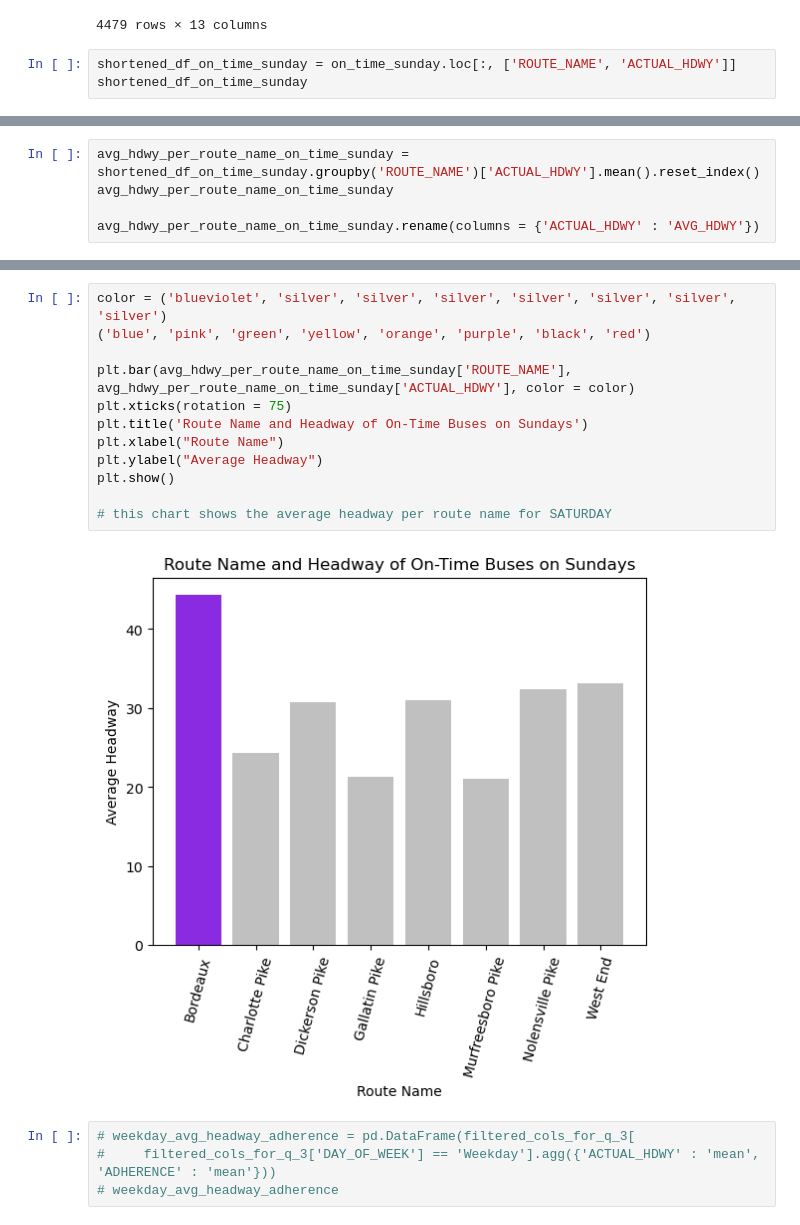
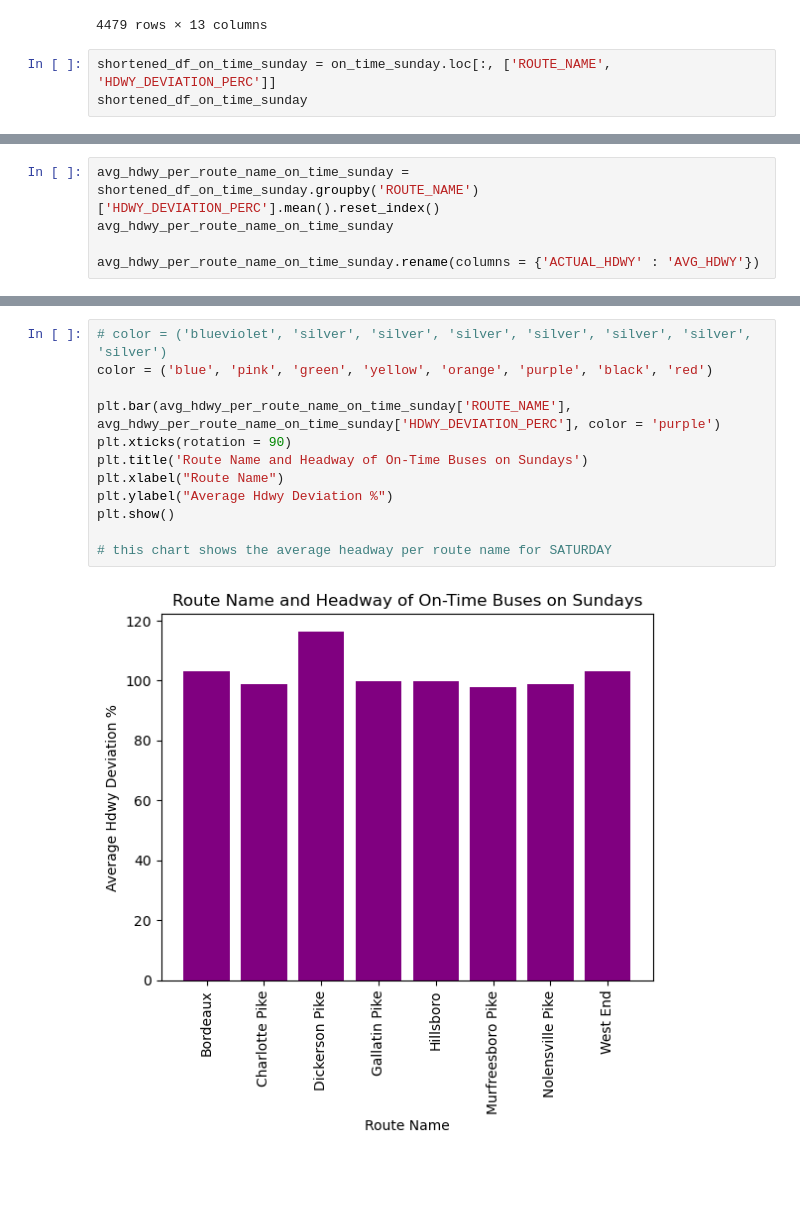
Before and after one commit to NSS-Data-Analytics-Cohort-11/wego-the-brotherhood-of-steel, a Jupyter notebook: notebooks/WeGo Project.ipynb, the cells around one changed output, grey strips where cells are left out. Saved outputs shown, nothing was run; the diff lists cells and outputs as text; blank space fills up the shorter version.

```diff
--- a/notebooks/WeGo Project.ipynb
+++ b/notebooks/WeGo Project.ipynb
@@ -1108,6 +1109,6 @@ on_time_sunday   # these are all the on-time buses on a SUNDAY
 | 313642 | Sunday | Hillsboro | 100220734 | 2023-09-24 | HBHS | 2023-09-24 21:16:00 | 2023-09-24 21:11:18 | ... |
 4479 rows × 13 columns
 # %%
-shortened_df_on_time_sunday = on_time_sunday.loc[:, ['ROUTE_NAME', 'ACTUAL_HDWY']]
+shortened_df_on_time_sunday = on_time_sunday.loc[:, ['ROUTE_NAME', 'HDWY_DEVIATION_PERC']]
 shortened_df_on_time_sunday
 # %% [output]
@@ -1126,6 +1127,6 @@ shortened_df_on_time_sunday
 4479 rows × 2 columns
 # %%
-avg_hdwy_per_route_name_on_time_sunday = shortened_df_on_time_sunday.groupby('ROUTE_NAME')['ACTUAL_HDWY'].mean().reset_index()
+avg_hdwy_per_route_name_on_time_sunday = shortened_df_on_time_sunday.groupby('ROUTE_NAME')['HDWY_DEVIATION_PERC'].mean().reset_index()
 avg_hdwy_per_route_name_on_time_sunday
 
 avg_hdwy_per_route_name_on_time_sunday.rename(columns = {'ACTUAL_HDWY' : 'AVG_HDWY'})
@@ -1142,18 +1143,14 @@ avg_hdwy_per_route_name_on_time_sunday.rename(columns = {'ACTUAL_HDWY' : 'AVG_HD
 # %%
-color = ('blueviolet', 'silver', 'silver', 'silver', 'silver', 'silver', 'silver', 'silver')
-('blue', 'pink', 'green', 'yellow', 'orange', 'purple', 'black', 'red')
+# color = ('blueviolet', 'silver', 'silver', 'silver', 'silver', 'silver', 'silver', 'silver')
+color = ('blue', 'pink', 'green', 'yellow', 'orange', 'purple', 'black', 'red')
 
-plt.bar(avg_hdwy_per_route_name_on_time_sunday['ROUTE_NAME'], avg_hdwy_per_route_name_on_time_sunday['ACTUAL_HDWY'], color = color)
-plt.xticks(rotation = 75)
+plt.bar(avg_hdwy_per_route_name_on_time_sunday['ROUTE_NAME'], avg_hdwy_per_route_name_on_time_sunday['HDWY_DEVIATION_PERC'], color = 'purple')
+plt.xticks(rotation = 90)
 plt.title('Route Name and Headway of On-Time Buses on Sundays')
 plt.xlabel("Route Name")
-plt.ylabel("Average Headway")
+plt.ylabel("Average Hdwy Deviation %")
 plt.show()
 
 # this chart shows the average headway per route name for SATURDAY
 # %% [output]
-[figure, old version]
+[figure, new version]
-# %%
-# weekday_avg_headway_adherence = pd.DataFrame(filtered_cols_for_q_3[
-#     filtered_cols_for_q_3['DAY_OF_WEEK'] == 'Weekday'].agg({'ACTUAL_HDWY' : 'mean', 'ADHERENCE' : 'mean'}))
-# weekday_avg_headway_adherence
```
Also changed, not shown: parts of 71 cells of this notebook, 4 other files.
